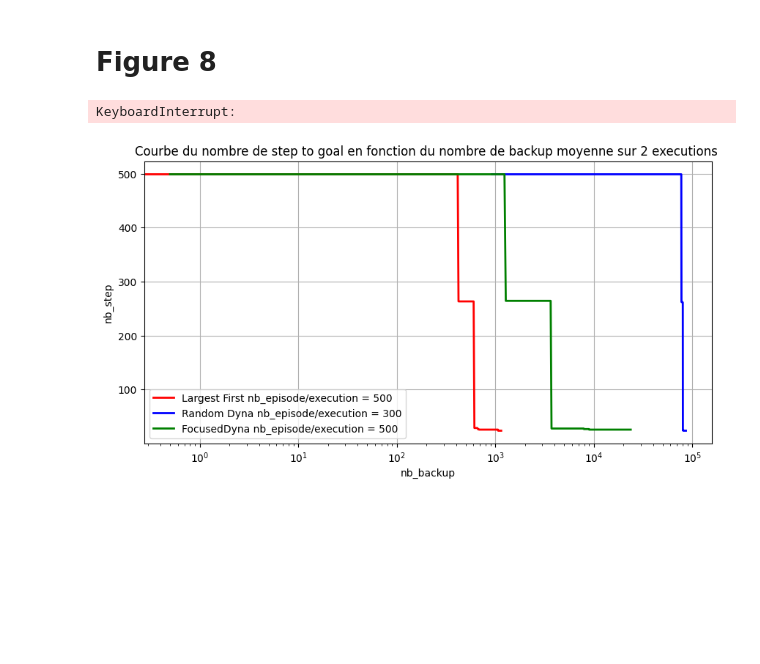
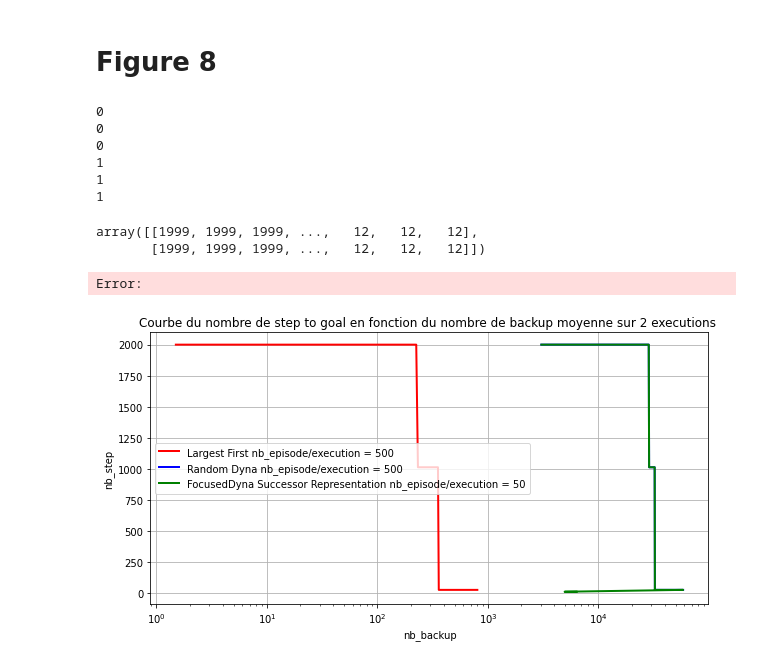
Before and after one commit to Meriadoc-gitgit/PRMA, a Jupyter notebook: src/test.ipynb, the cells around one changed output. Cells and saved outputs as stored; diff of their text form; code cells hidden in the pictures; blank space fills up the shorter version.

Commit message:
Run test on different maze

```diff
--- a/src/test.ipynb
+++ b/src/test.ipynb
@@ -190,4 +190,4 @@ plt.show()
 # %% [output]
 [figure]
 # %%
-fdsr = FocusedDynaSR(env_18x12, alpha,delta, epsilon, config.sr.episode,config.main.max_step, config.sr.grand.train_episode_length, config.sr.grand.test_episode_length)
+fdsr = SuccessorRepresentationFD(env_18x12, alpha,delta, epsilon, config.sr.nb_episode,config.main.max_step, config.sr.env18x12.train_episode_length, config.sr.env18x12.test_episode_length)
@@ -269,6 +272,11 @@ all_backups_rd = []
 all_steps_dfd = []
 all_backups_dfd = []
 
+all_steps_dfd = []
+all_backups_dfd = []
+
+all_steps_sr = []
+all_backups_sr = []
 nb_exec = 2
 for i in range(nb_exec):
     QueueDyna = LargestFirst(env_18x12, alpha, delta, epsilon,max_step, render = False, episode= 500)
@@ -290,14 +298,14 @@ for i in range(nb_exec):
     all_steps_rd.append(nb_steps)
     all_backups_rd.append(nb_backup)
 
-    FDyna = FocusedDyna(env_18x12, alpha, delta, epsilon,max_step, render = False, episode= 500)
+    """FDyna = FocusedDyna(env_18x12, alpha, delta, epsilon,max_step, render = False, episode= 500)
     FDyna.execute()
     data = pd.read_csv("executionInformation.csv")
     print(i)
     nb_steps = data.iloc[:, 1].tolist()
     nb_backup = data.iloc[:,0].tolist()
     all_steps_dfd.append(nb_steps)
-    all_backups_dfd.append(nb_backup)
+    all_backups_dfd.append(nb_backup)"""
 
 
 
@@ -309,26 +317,37 @@ for i in range(nb_exec):
     all_steps_sr.append(nb_steps)
     all_backups_sr.append(nb_backup)
 # %% [output]
-KeyboardInterrupt:
+0
+0
+0
+1
+1
+1
+# %%
+np.array(all_steps_sr)
+# %% [output]
+array([[1999, 1999, 1999, ...,   12,   12,   12],
+       [1999, 1999, 1999, ...,   12,   12,   12]])
+Error:
 # %%
 plt.figure(figsize=(10,5))
 plt.plot(moyenne_par_indice(all_backups_lg), moyenne_par_indice(all_steps_lg), color='red', linewidth=2, label = f"Largest First nb_episode/execution = {QueueDyna.episode}")
 
 plt.plot(moyenne_par_indice(all_backups_rd), moyenne_par_indice(all_steps_rd) ,color='blue', linewidth=2, label = f"Random Dyna nb_episode/execution = {RDyna.episode}")
 
-plt.plot(moyenne_par_indice(all_backups_dfd), moyenne_par_indice(all_steps_dfd), color='green', linewidth=2, label = f"FocusedDyna nb_episode/execution = {FDyna.episode}")
-
+"""plt.plot(moyenne_par_indice(all_backups_dfd), moyenne_par_indice(all_steps_dfd), color='green', linewidth=2, label = f"FocusedDyna nb_episode/execution = {FDyna.episode}")
+"""
 
 plt.plot(moyenne_par_indice(all_backups_sr), moyenne_par_indice(all_steps_sr), color='green', linewidth=2, label = f"FocusedDyna Successor Representation nb_episode/execution = {fdsr.episode}")
 
 
 
 plt.title(f'Courbe du nombre de step to goal en fonction du nombre de backup moyenne sur {nb_exec} executions ')
 plt.xlabel('nb_backup')
 plt.ylabel('nb_step')
 plt.xscale('log')
 plt.legend(loc='best')
 plt.grid(True)
 plt.show()
 # %% [output]
-[figure, old version]
+[figure, new version]
```
Also changed, not shown: parts of 5 cells of this notebook, 10 other files.
